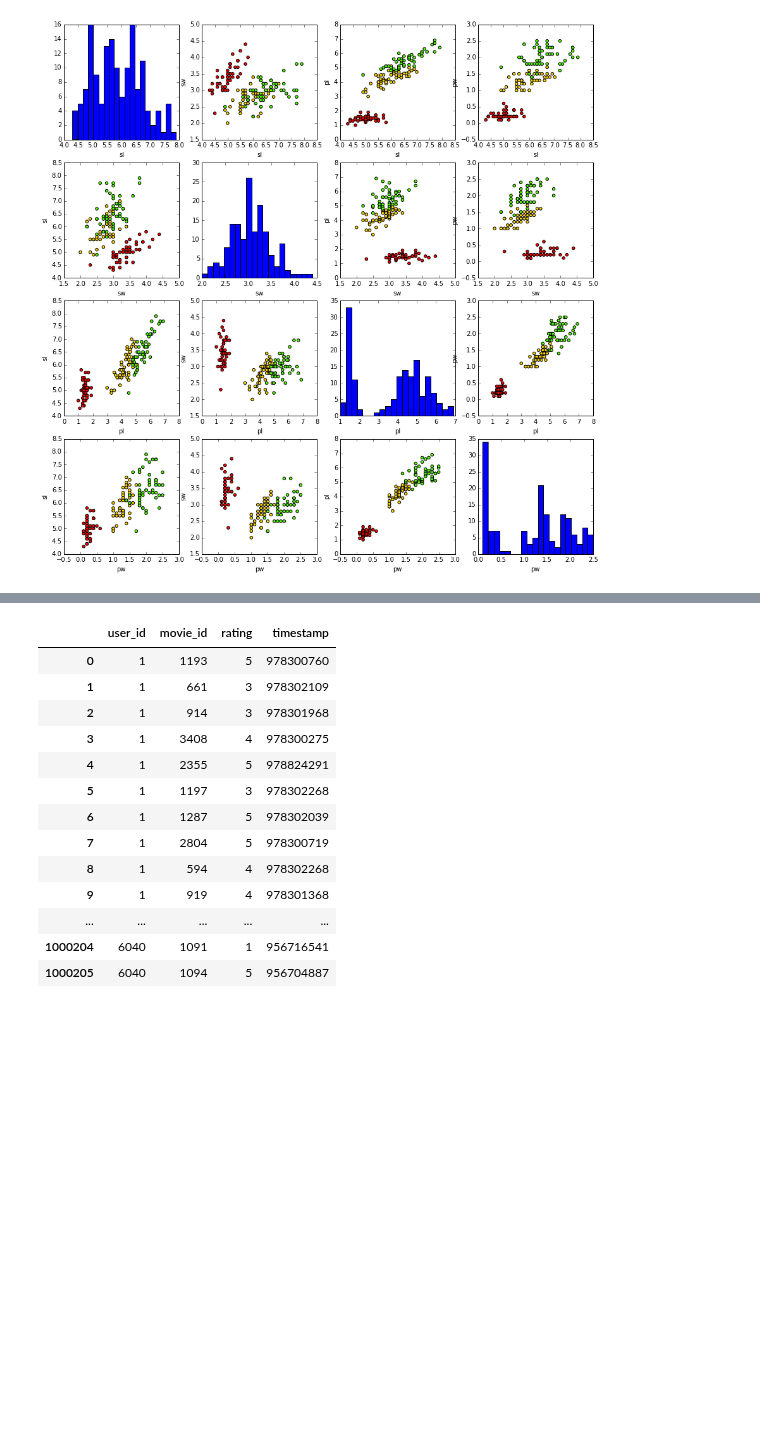
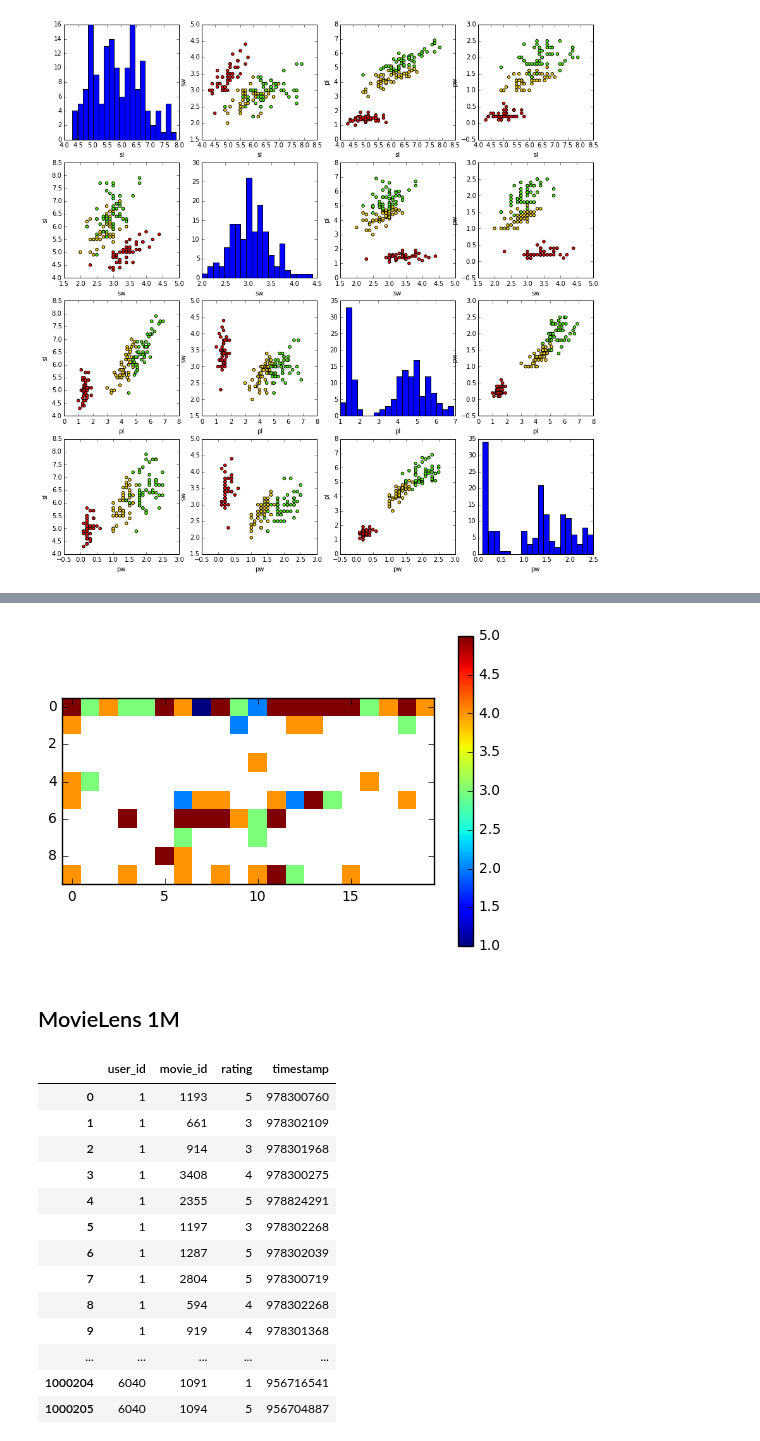
Before and after one commit to atcemgil/notes, a Jupyter notebook: DataSets.ipynb, the cells around one changed output, grey strips where cells are left out. Cells and saved outputs as stored; diff of their text form; code cells hidden in the pictures; blank space fills up the shorter version.

```diff
--- a/DataSets.ipynb
+++ b/DataSets.ipynb
@@ -211,0 +215,10 @@ http://grouplens.org/datasets/movielens/
+# %%
+import pandas as pd
+%matplotlib inline
+import matplotlib as mpl
+import matplotlib.pylab as plt
+import numpy as np
+
+rnames = ['user_id', 'movie_id', 'rating', 'timestamp']
+ratings = pd.read_table('data/ml-100k/u.data', sep='\t', header=None, names=rnames)
+ratings
@@ -212,3 +244,23 @@ http://grouplens.org/datasets/movielens/
+# %%
+NRows = max(ratings['user_id'])
+NCols = max(ratings['movie_id'])
+
+
+X = np.nan*np.ones((NRows, NCols))
+
+for k in range(len(ratings)):
+    i = ratings['user_id'].ix[k]-1
+    j = ratings['movie_id'].ix[k]-1
+    r = ratings['rating'].ix[k]
+    X[i,j] = r
+# %%
+plt.imshow(X[0:10,0:20], interpolation='nearest')
+plt.colorbar()
+plt.show()
+# %% [output]
+[figure, added]
+# %% [markdown]
+## MovieLens 1M
 # %%
 import pandas as pd
 
```
Also changed, not shown: parts of 6 cells of this notebook, 3 other files.
